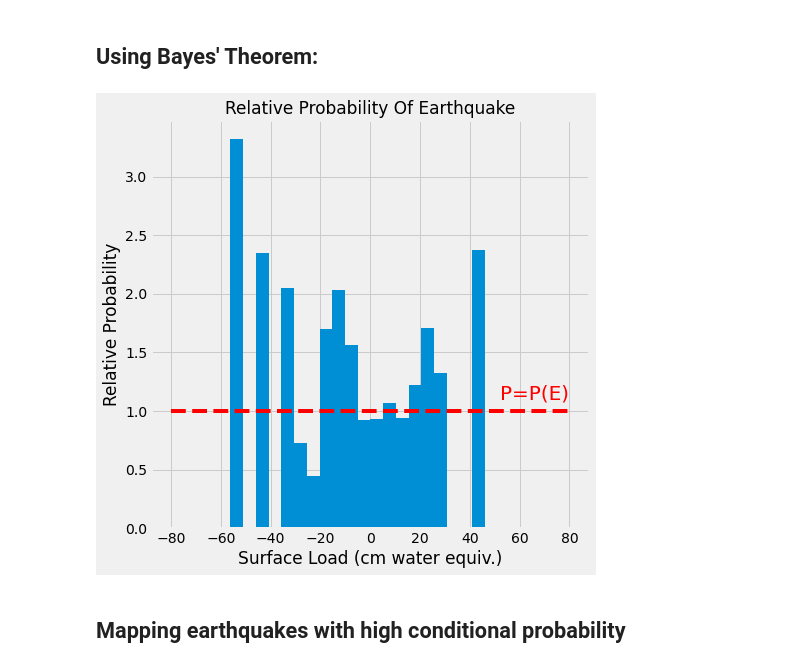
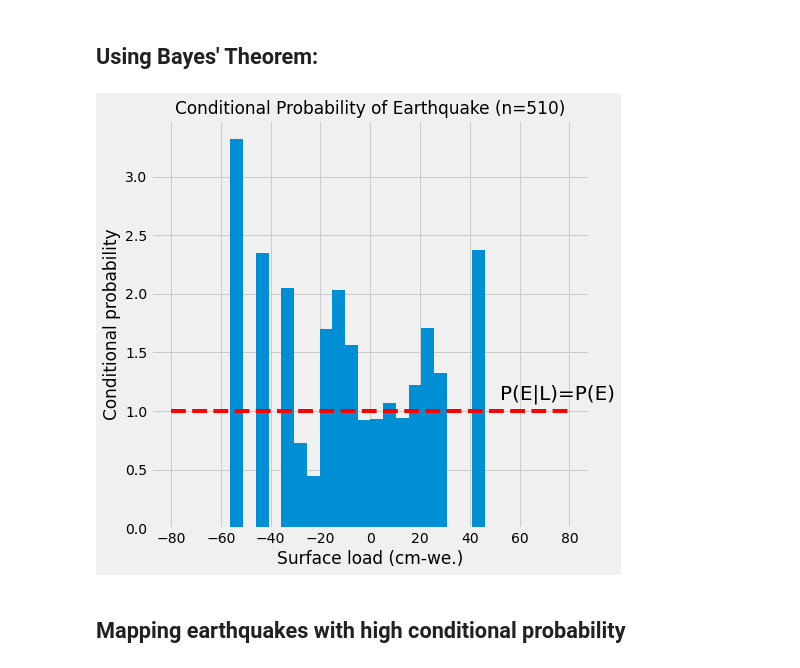
Before and after one commit to epic-research-group/surface-load-quakes, a Jupyter notebook: surface-load-mainshocks.ipynb, the cells around one changed output. Cells and saved outputs as stored; diff of their text form; code cells hidden in the pictures.

Commit message:
Editing figures for paper

```diff
--- a/surface-load-mainshocks.ipynb
+++ b/surface-load-mainshocks.ipynb
@@ -115,10 +131,12 @@ loadquakes.plot_hist(np.array(ds['lwe_thickness'].data.flatten()), np.array(main
 # %% [markdown]
 ## Using Bayes' Theorem:
 # %%
+fig,ax = plt.subplots(figsize=(7,7))
+
 loadquakes.plot_rel_hist(np.array(ds['lwe_thickness'].data.flatten()), np.array(mainshock.dmass), ax,
-              "Relative Probability Of Earthquake")
+              'Conditional Probability of Earthquake (n=510)')
 # %% [output]
-[figure, old version]
+[figure, new version]
 # %% [markdown]
 ## Mapping earthquakes with high conditional probability
 # %%
```
Also changed, not shown: parts of 23 cells of this notebook, 1 other file.
